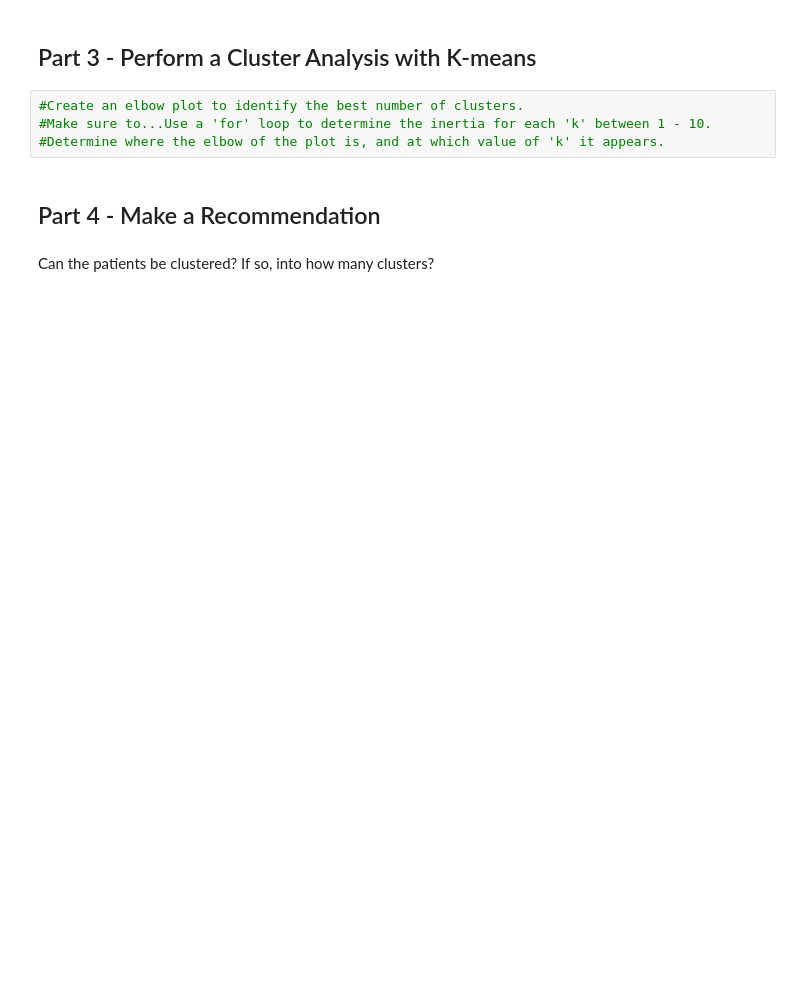
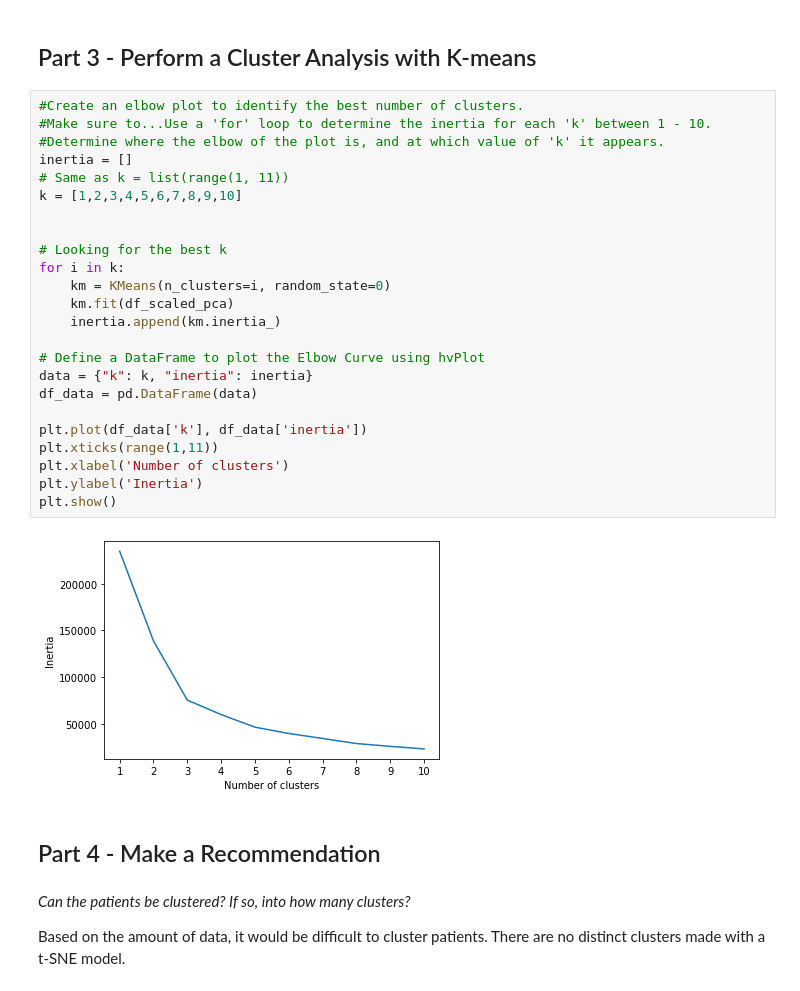
Before and after one commit to bfraser4/Pandas-Unsupervised-Machine-Learning, a Jupyter notebook: myopia.ipynb, the cells around one changed output. Drawn from its saved outputs; the diff is of its cells as text; blank space fills up the shorter version.

```diff
--- a/myopia.ipynb
+++ b/myopia.ipynb
@@ -23,8 +143,32 @@
 # %%
 #Create an elbow plot to identify the best number of clusters.
 #Make sure to...Use a 'for' loop to determine the inertia for each 'k' between 1 - 10.
 #Determine where the elbow of the plot is, and at which value of 'k' it appears.
+inertia = []
+# Same as k = list(range(1, 11))
+k = [1,2,3,4,5,6,7,8,9,10]
+
+
+# Looking for the best k
+for i in k:
+    km = KMeans(n_clusters=i, random_state=0)
+    km.fit(df_scaled_pca)
+    inertia.append(km.inertia_)
+
+# Define a DataFrame to plot the Elbow Curve using hvPlot
+data = {"k": k, "inertia": inertia}
+df_data = pd.DataFrame(data)
+
+plt.plot(df_data['k'], df_data['inertia'])
+plt.xticks(range(1,11))
+plt.xlabel('Number of clusters')
+plt.ylabel('Inertia')
+plt.show()
+# %% [output]
+[figure, added]
 # %% [markdown]
 ## Part 4 - Make a Recommendation
-# %% [markdown]
-Can the patients be clustered? If so, into how many clusters?
+# %% [markdown]
+*Can the patients be clustered? If so, into how many clusters?*
+
+Based on the amount of data, it would be difficult to cluster patients. There are no distinct clusters made with a t-SNE model.
```
Also changed, not shown: parts of 11 cells of this notebook.
